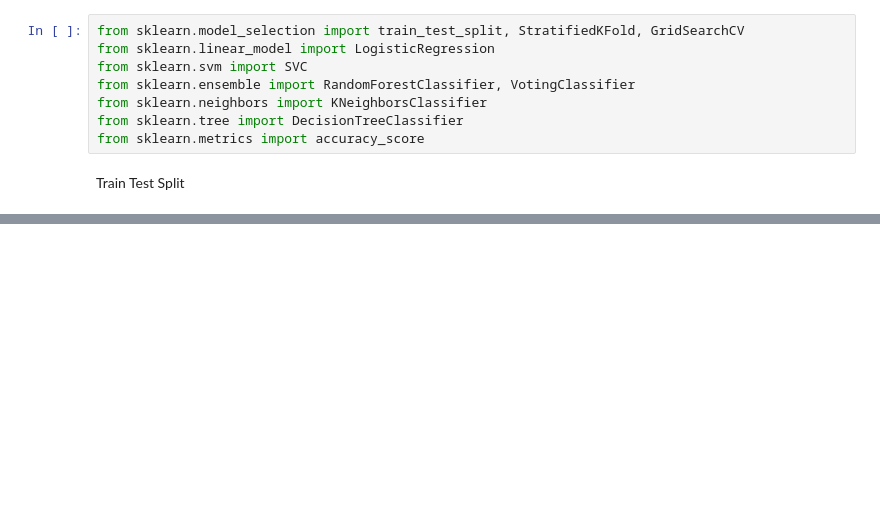
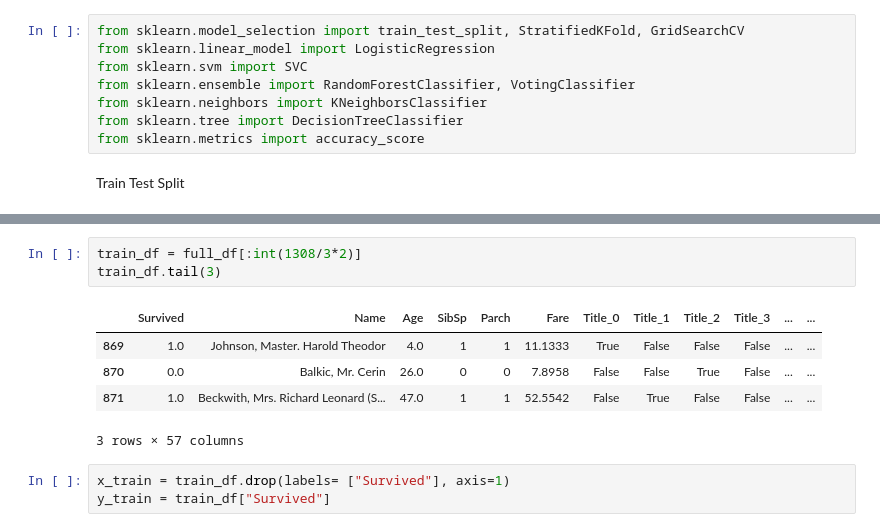
Before and after one commit to MertHasanAslan/titanic_ml, a Jupyter notebook: src/titanic_ml.ipynb, the cells around one changed output, grey strips where cells are left out. Cells and saved outputs as stored; diff of their text form; blank space fills up the shorter version.

```diff
--- a/src/titanic_ml.ipynb
+++ b/src/titanic_ml.ipynb
@@ -913,0 +932,12 @@ Train Test Split
+# %%
+train_df = full_df[:int(1308/3*2)]
+train_df.tail(3)
+# %% [output]
+|  | Survived | Name | Age | SibSp | Parch | Fare | Title_0 | Title_1 | Title_2 | Title_3 | ... | ... |
+| 869 | 1.0 | Johnson, Master. Harold Theodor | 4.0 | 1 | 1 | 11.1333 | True | False | False | False | ... | ... |
+| 870 | 0.0 | Balkic, Mr. Cerin | 26.0 | 0 | 0 | 7.8958 | False | False | True | False | ... | ... |
+| 871 | 1.0 | Beckwith, Mrs. Richard Leonard (S... | 47.0 | 1 | 1 | 52.5542 | False | True | False | False | ... | ... |
+3 rows × 57 columns
+# %%
+x_train = train_df.drop(labels= ["Survived"], axis=1)
+y_train = train_df["Survived"]
```
Also changed, not shown: parts of 6 cells of this notebook.
